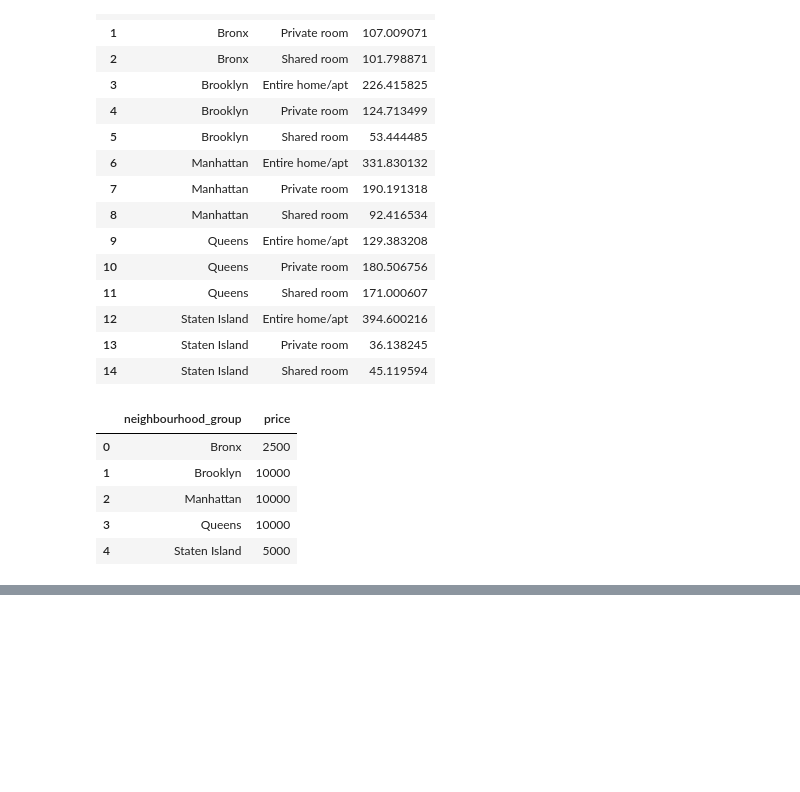
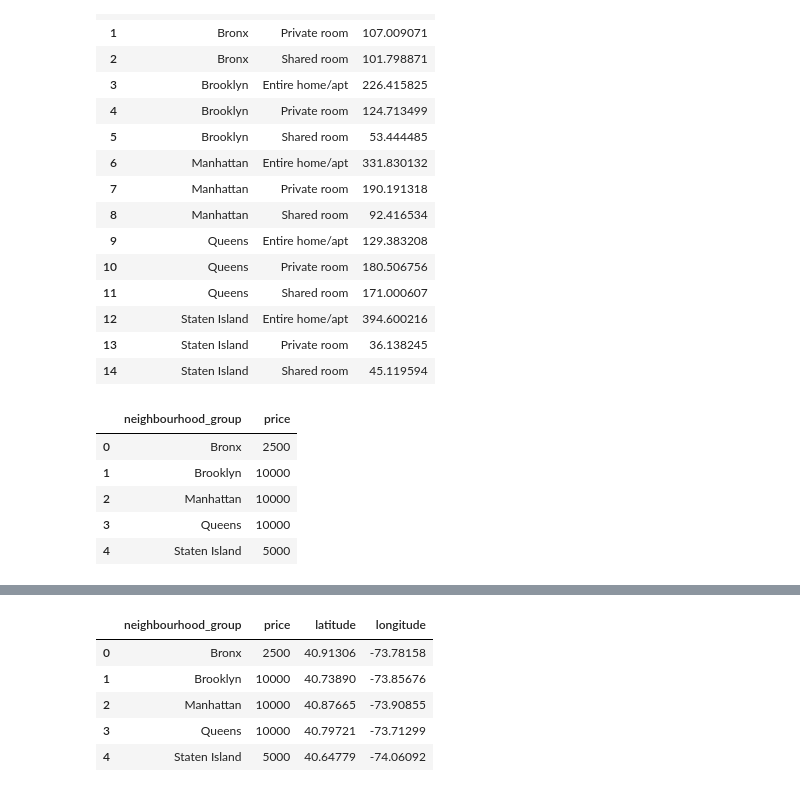
Before and after one commit to Gcango/Analise_da_BD_Imoveis_SOIMOVE, a Jupyter notebook: Analise_daBD_Imoveis.ipynb, the cells around one changed output, grey strips where cells are left out. Drawn from its saved outputs; the diff is of its cells as text; code cells hidden in the pictures; blank space fills up the shorter version.

```diff
--- a/Analise_daBD_Imoveis.ipynb
+++ b/Analise_daBD_Imoveis.ipynb
@@ -296,3 +296,17 @@ valor_alugel_NY
 px.bar(valor_alugel_NY, x='neighbourhood_group', y='price')
 # %% [output]
 [interactive output not drawn]
+# %%
+#r) - Conseguimos saber onde estão localizados os imóveis com o valor do aluguel mais caro, na cidade de Nova York?
+colunas = ['price','neighbourhood_group','latitude','longitude']
+colunas_group = ['neighbourhood_group']
+
+imo_mais_caro_NY = dados.loc[:,colunas].groupby(colunas_group).max().reset_index()
+imo_mais_caro_NY
+# %% [output]
+|  | neighbourhood_group | price | latitude | longitude |
+| 0 | Bronx | 2500 | 40.91306 | -73.78158 |
+| 1 | Brooklyn | 10000 | 40.73890 | -73.85676 |
+| 2 | Manhattan | 10000 | 40.87665 | -73.90855 |
+| 3 | Queens | 10000 | 40.79721 | -73.71299 |
+| 4 | Staten Island | 5000 | 40.64779 | -74.06092 |
```
Also changed, not shown: parts of 2 cells of this notebook.
